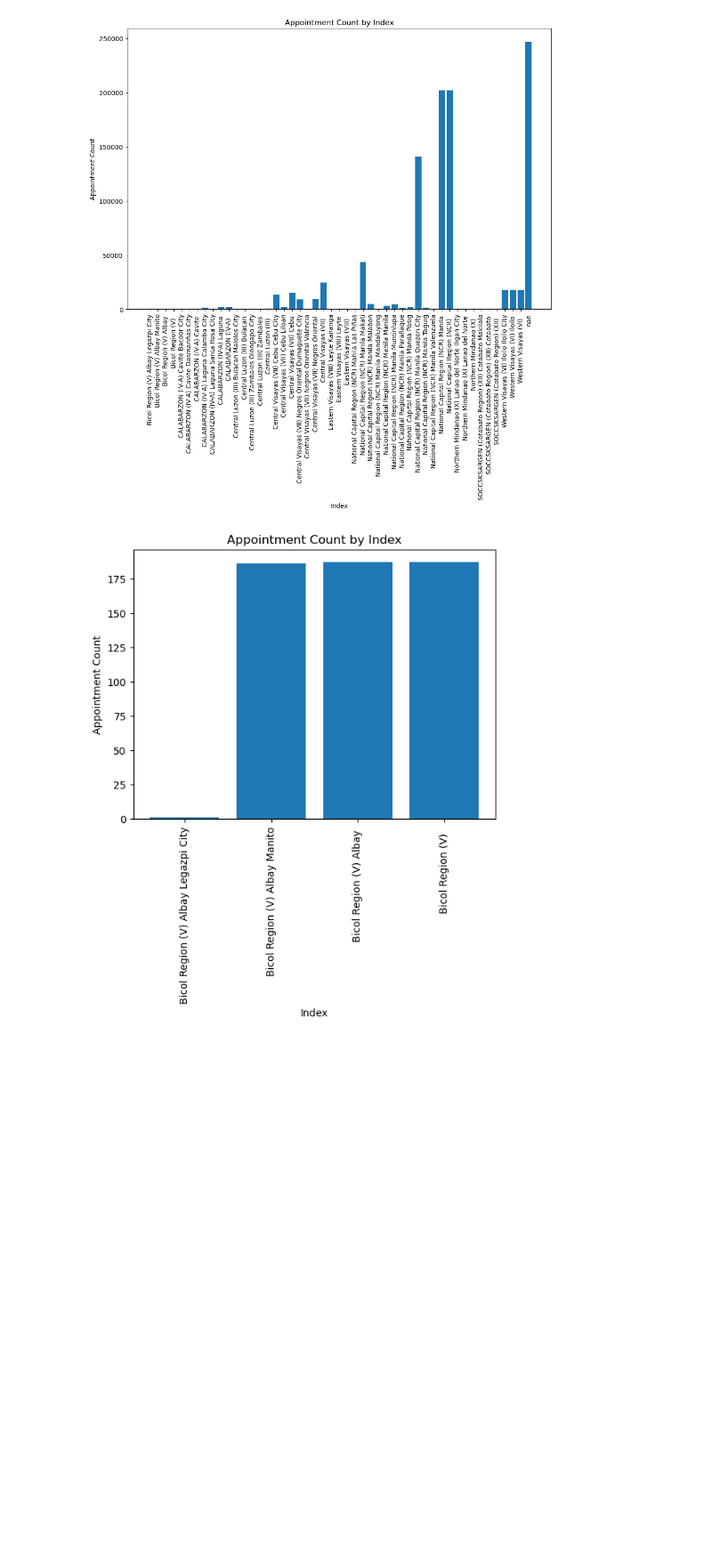
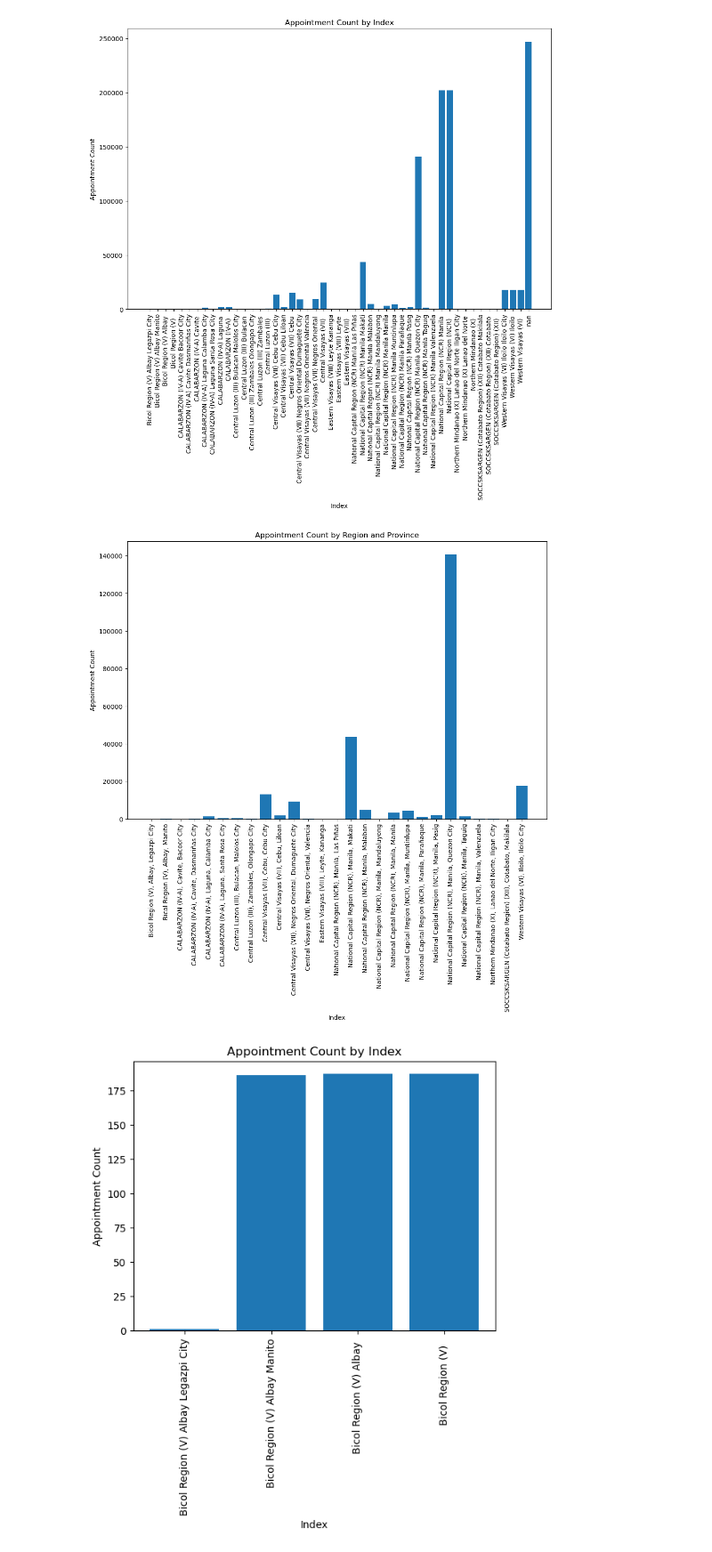
Before and after one commit to Johann-Uytanlet/STADVDB-MCO, a Jupyter notebook: MCO1 Query Visualization .ipynb, the cells around one changed output. Shown at 89% size. Saved outputs shown, nothing was run; the diff lists cells and outputs as text; code cells hidden in the pictures; blank space fills up the shorter version.

Commit message:
visual

```diff
--- a/MCO1 Query Visualization .ipynb
+++ b/MCO1 Query Visualization .ipynb
@@ -127,6 +127,18 @@ plt.title('Appointment Count by Index for all entries')
 plt.show()
 # %% [output]
 [figure]
+# %%
+filtered_data = OLAP_Query_1[OLAP_Query_1['City'].notnull()]
+
+plt.figure(figsize=(12, 8))
+plt.bar(range(len(filtered_data)), filtered_data['appointment_count'])
+plt.xticks(range(len(filtered_data)), filtered_data['Index'], rotation=90)
+plt.xlabel('Index')
+plt.ylabel('Appointment Count')
+plt.title('Appointment Count by Region and Province')
+plt.show()
+# %% [output]
+[figure, added]
 # %%
 Query_Subtable = OLAP_Query_1[OLAP_Query_1['RegionName'] == 'Bicol Region (V)']
 Query_Subtable
```
Also changed, not shown: parts of 7 cells of this notebook.
